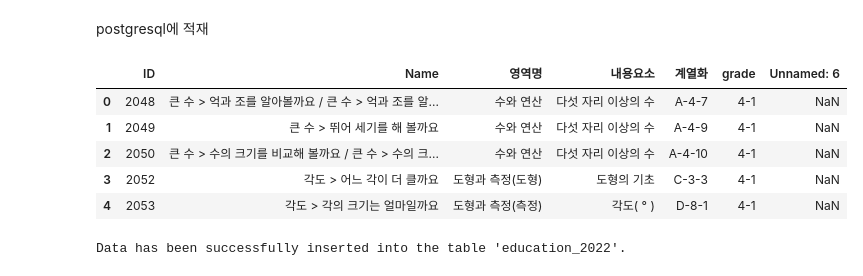
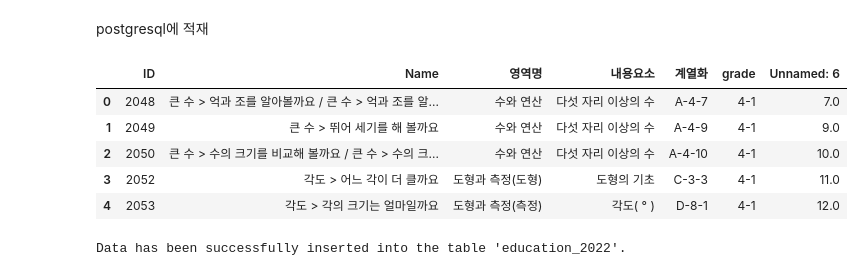
Before and after one commit to HKarin426/KST_base_e_math_lack_model, a Jupyter notebook: db적재.ipynb, the cells around one changed output. Cells and saved outputs as stored; diff of their text form; code cells hidden in the pictures.

```diff
--- a/db적재.ipynb
+++ b/db적재.ipynb
@@ -155,21 +159,21 @@ engine = create_engine(db_url)
 # %%
 import pandas as pd
 
 # 엑셀 파일 경로
-file_path = 'D:\project\education_2022_계열화최종.xlsx'
+file_path = 'D:\다운로드\education_2022_계열화최종.xlsx'
 
 # 엑셀 파일 읽기
 df = pd.read_excel(file_path, engine='openpyxl')
 
 # 데이터프레임의 첫 몇 행을 출력하여 확인
 df.head()
 # %% [output]
 |  | ID | Name | 영역명 | 내용요소 | 계열화 | grade | Unnamed: 6 |
-| 0 | 2048 | 큰 수 > 억과 조를 알아볼까요 / 큰 수 > 억과 조를 알... | 수와 연산 | 다섯 자리 이상의 수 | A-4-7 | 4-1 | NaN |
-| 1 | 2049 | 큰 수 > 뛰어 세기를 해 볼까요 | 수와 연산 | 다섯 자리 이상의 수 | A-4-9 | 4-1 | NaN |
-| 2 | 2050 | 큰 수 > 수의 크기를 비교해 볼까요 / 큰 수 > 수의 크... | 수와 연산 | 다섯 자리 이상의 수 | A-4-10 | 4-1 | NaN |
-| 3 | 2052 | 각도 > 어느 각이 더 클까요 | 도형과 측정(도형) | 도형의 기초 | C-3-3 | 4-1 | NaN |
-| 4 | 2053 | 각도 > 각의 크기는 얼마일까요 | 도형과 측정(측정) | 각도( ° ) | D-8-1 | 4-1 | NaN |
+| 0 | 2048 | 큰 수 > 억과 조를 알아볼까요 / 큰 수 > 억과 조를 알... | 수와 연산 | 다섯 자리 이상의 수 | A-4-7 | 4-1 | 7.0 |
+| 1 | 2049 | 큰 수 > 뛰어 세기를 해 볼까요 | 수와 연산 | 다섯 자리 이상의 수 | A-4-9 | 4-1 | 9.0 |
+| 2 | 2050 | 큰 수 > 수의 크기를 비교해 볼까요 / 큰 수 > 수의 크... | 수와 연산 | 다섯 자리 이상의 수 | A-4-10 | 4-1 | 10.0 |
+| 3 | 2052 | 각도 > 어느 각이 더 클까요 | 도형과 측정(도형) | 도형의 기초 | C-3-3 | 4-1 | 11.0 |
+| 4 | 2053 | 각도 > 각의 크기는 얼마일까요 | 도형과 측정(측정) | 각도( ° ) | D-8-1 | 4-1 | 12.0 |
 # %%
 # 데이터베이스에 테이블 생성 및 데이터 적재
 table_name = 'education_2022'  # 테이블 이름
```
Also changed, not shown: parts of 14 cells of this notebook, 4 other files.
